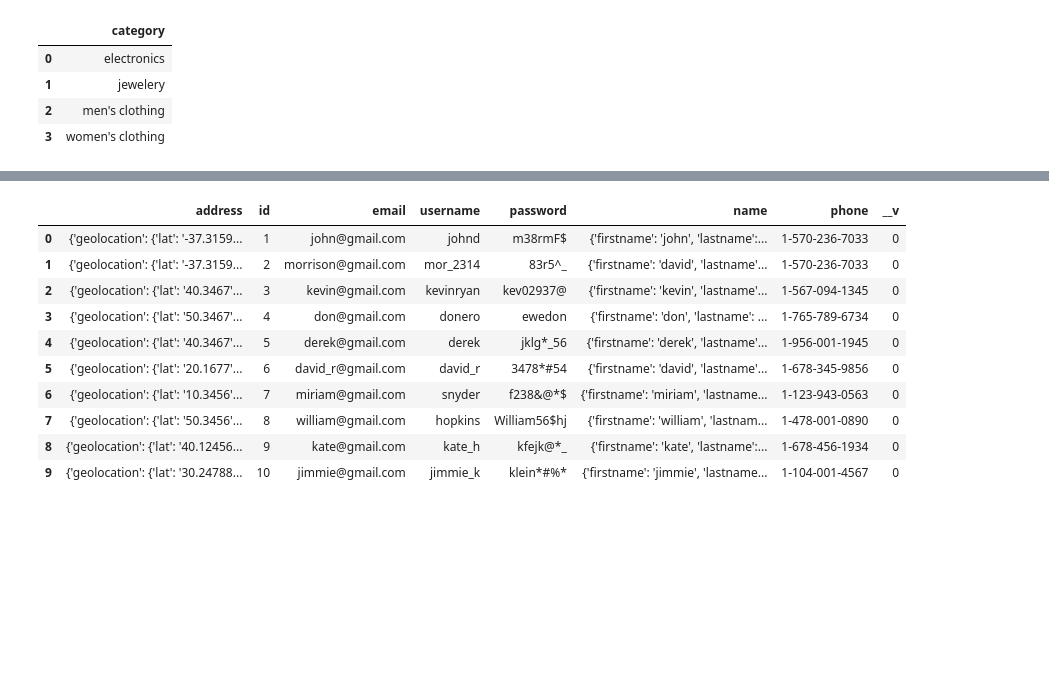
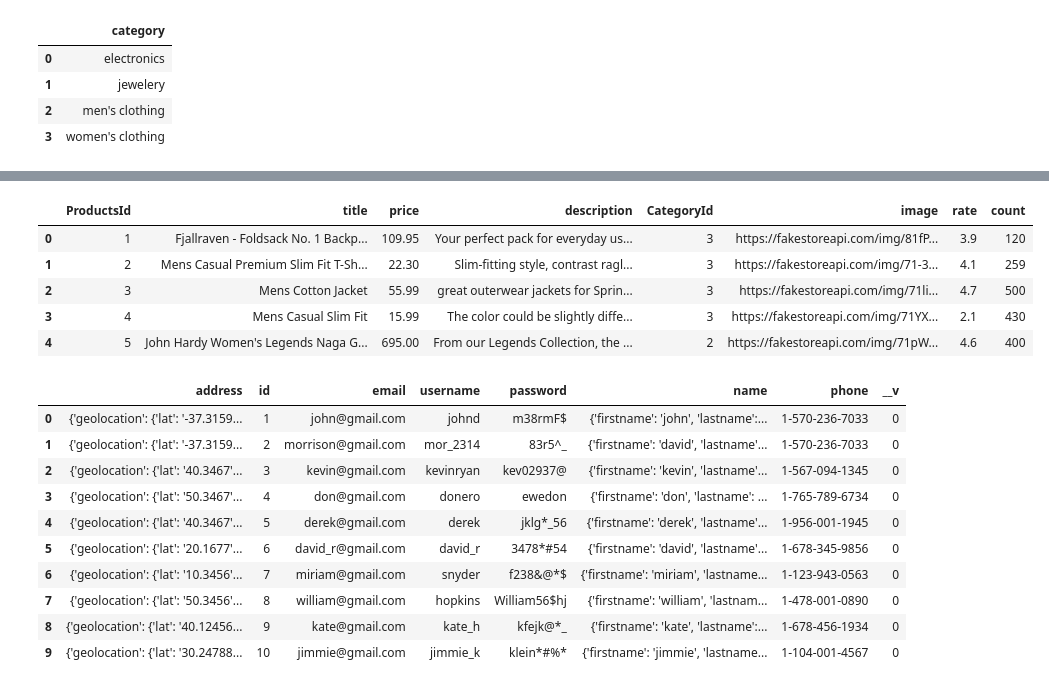
Before and after one commit to Sonalilipsa17375/ECommerce-Sales-Warehouse, a Jupyter notebook: notebooks/exploration.ipynb, the cells around one changed output, grey strips where cells are left out. Drawn from its saved outputs; the diff is of its cells as text; code cells hidden in the pictures; blank space fills up the shorter version.

```diff
--- a/notebooks/exploration.ipynb
+++ b/notebooks/exploration.ipynb
@@ -18,5 +68,5 @@ carts
 # %%
-categories = pd.read_csv("../data/raw/categories.csv")
+categories = pd.read_csv("data/categories.csv")
 categories
 # %% [output]
 |  | category |
@@ -24,3 +74,9 @@ categories
 | 1 | jewelery |
 | 2 | men's clothing |
 | 3 | women's clothing |
+# %%
+# Add a unique integer 'id' column
+categories["CategoryId"] = range(1, len(categories) + 1)
+
+# Display the updated DataFrame
+categories.head()
@@ -27,5 +89,5 @@ categories
 # %%
-products = pd.read_csv("../data/raw/products.csv")
+products = pd.read_csv("data/products.csv")
 products
 # %% [output]
 |  | id | title | price | description | category | image | rating |
@@ -45,4 +107,27 @@ products
 | 17 | 18 | MBJ Women's Solid Short Sleeve Bo... | 9.85 | 95% RAYON 5% SPANDEX, Made in USA... | women's clothing | https://fakestoreapi.com/img/71z3... | {'rate': 4.7, 'count': 130} |
 | 18 | 19 | Opna Women's Short Sleeve Moisture | 7.95 | 100% Polyester, Machine wash, 100... | women's clothing | https://fakestoreapi.com/img/51eg... | {'rate': 4.5, 'count': 146} |
 | 19 | 20 | DANVOUY Womens T Shirt Casual Cot... | 12.99 | 95%Cotton,5%Spandex, Features: Ca... | women's clothing | https://fakestoreapi.com/img/61pH... | {'rate': 3.6, 'count': 145} |
+# %%
+# 1. Split the 'rating' column into 'rate' and 'count'
+products["rating"] = products["rating"].apply(ast.literal_eval)  # Convert string to dict
+products["rate"] = products["rating"].apply(lambda x: x["rate"])
+products["count"] = products["rating"].apply(lambda x: x["count"])
+products.drop(columns=["rating"], inplace=True)  # Remove the original 'rating' column
+
+# 2. Replace 'category' with its corresponding id from the categories table
+category_map = {row["category"]: row["CategoryId"] for _, row in categories.iterrows()}
+products["category"] = products["category"].map(category_map)
+products.rename(columns={"category": "CategoryId"}, inplace=True)
+products.rename(columns={"id": "ProductsId"}, inplace=True)
+
+
+# Display the updated DataFrame
+products.head()
+# %% [output]
+|  | ProductsId | title | price | description | CategoryId | image | rate | count |
+| 0 | 1 | Fjallraven - Foldsack No. 1 Backp... | 109.95 | Your perfect pack for everyday us... | 3 | https://fakestoreapi.com/img/81fP... | 3.9 | 120 |
+| 1 | 2 | Mens Casual Premium Slim Fit T-Sh... | 22.30 | Slim-fitting style, contrast ragl... | 3 | https://fakestoreapi.com/img/71-3... | 4.1 | 259 |
+| 2 | 3 | Mens Cotton Jacket | 55.99 | great outerwear jackets for Sprin... | 3 | https://fakestoreapi.com/img/71li... | 4.7 | 500 |
+| 3 | 4 | Mens Casual Slim Fit | 15.99 | The color could be slightly diffe... | 3 | https://fakestoreapi.com/img/71YX... | 2.1 | 430 |
+| 4 | 5 | John Hardy Women's Legends Naga G... | 695.00 | From our Legends Collection, the ... | 2 | https://fakestoreapi.com/img/71pW... | 4.6 | 400 |
 # %%
```
Also changed, not shown: parts of 9 cells of this notebook.
